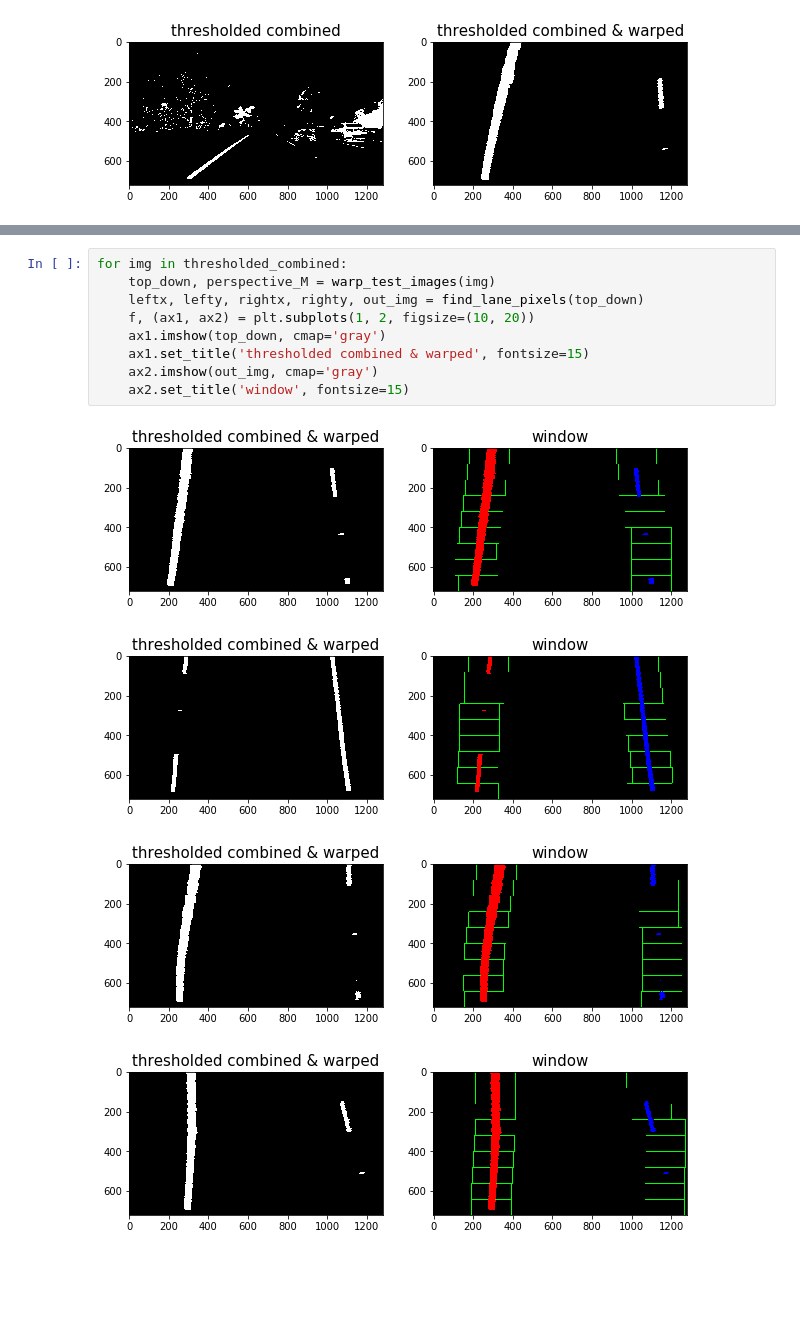
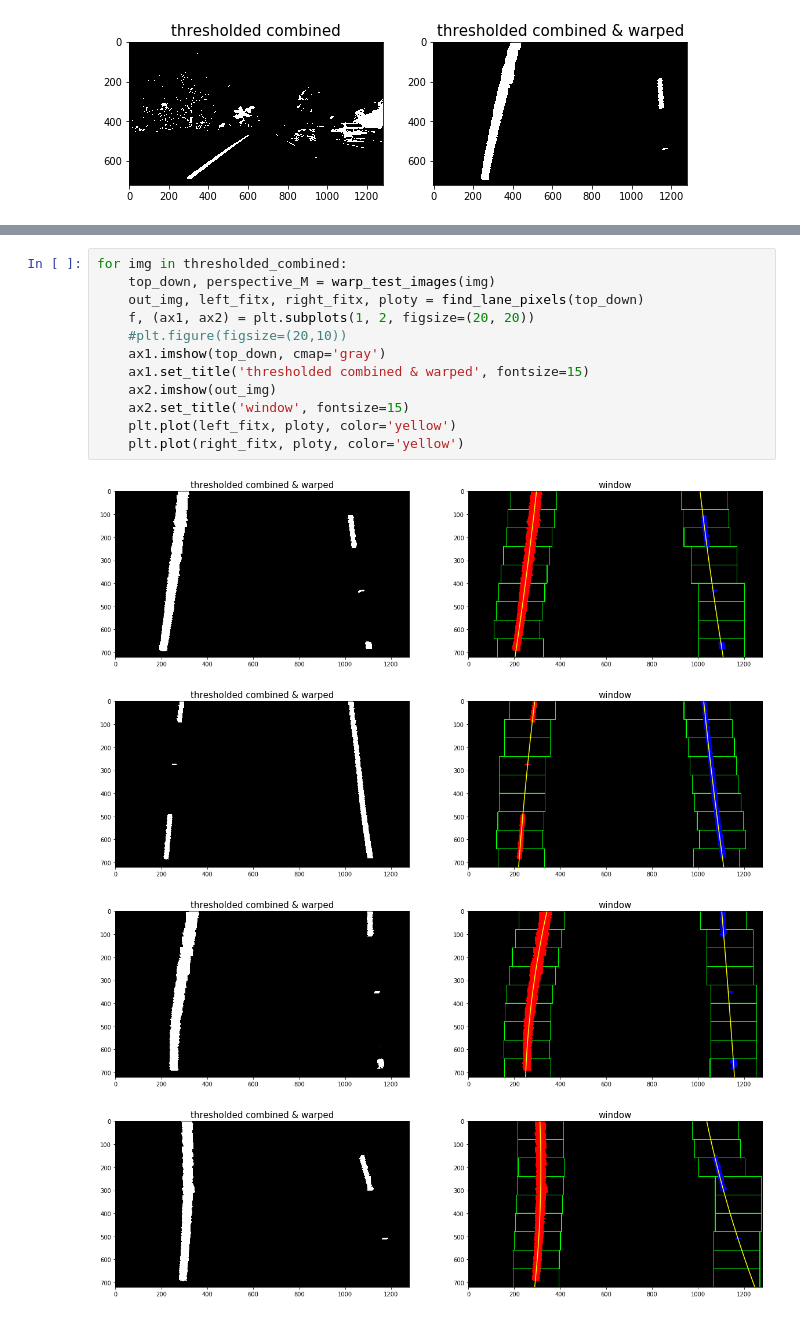
Before and after one commit to YasirHabib/Self-Driving-Car-Engineer, a Jupyter notebook: Advanced-Lane-Lines/Solution.ipynb, the cells around one changed output, grey strips where cells are left out. Cells and saved outputs as stored; diff of their text form; blank space fills up the shorter version.

Commit message:
adds windows to thresholded & warped image & polynomial

```diff
--- a/Advanced-Lane-Lines/Solution.ipynb
+++ b/Advanced-Lane-Lines/Solution.ipynb
@@ -296,14 +298,17 @@ def find_lane_pixels(binary_warped):
 # %%
 for img in thresholded_combined:
     top_down, perspective_M = warp_test_images(img)
-    leftx, lefty, rightx, righty, out_img = find_lane_pixels(top_down)
-    f, (ax1, ax2) = plt.subplots(1, 2, figsize=(10, 20))
+    out_img, left_fitx, right_fitx, ploty = find_lane_pixels(top_down)
+    f, (ax1, ax2) = plt.subplots(1, 2, figsize=(20, 20))
+    #plt.figure(figsize=(20,10))
     ax1.imshow(top_down, cmap='gray')
     ax1.set_title('thresholded combined & warped', fontsize=15)
-    ax2.imshow(out_img, cmap='gray')
+    ax2.imshow(out_img)
     ax2.set_title('window', fontsize=15)
+    plt.plot(left_fitx, ploty, color='yellow')
+    plt.plot(right_fitx, ploty, color='yellow')
 # %% [output]
-[figure, old version]
+[figure, new version]
-[figure, old version]
+[figure, new version]
-[figure, old version]
+[figure, new version]
-[figure, old version]
+[figure, new version]
```
Also changed, not shown: parts of 3 cells of this notebook.
